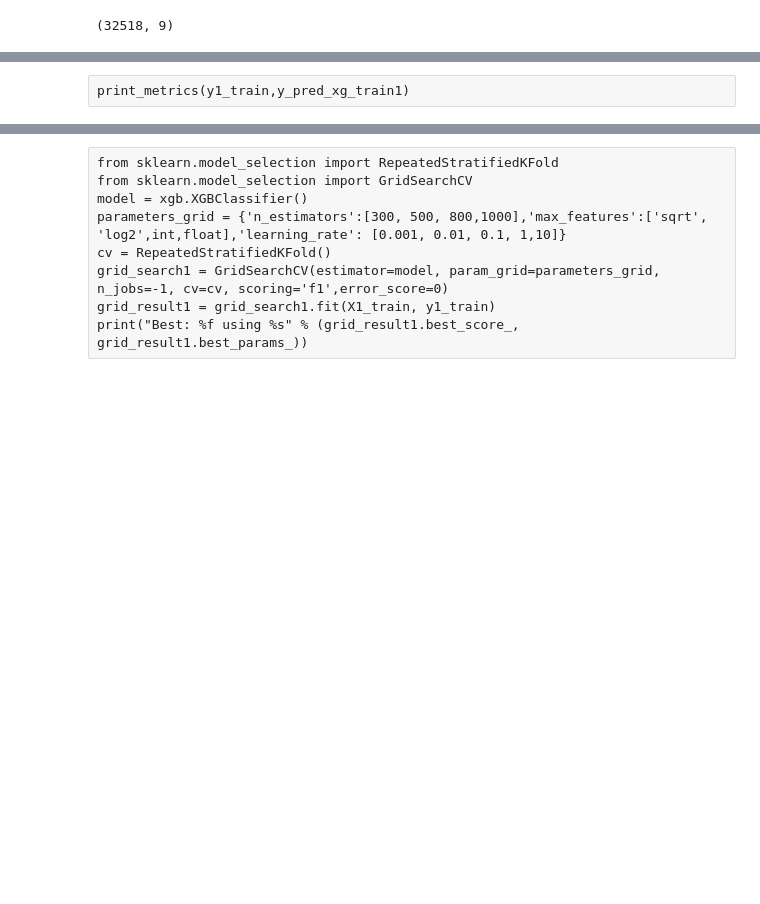
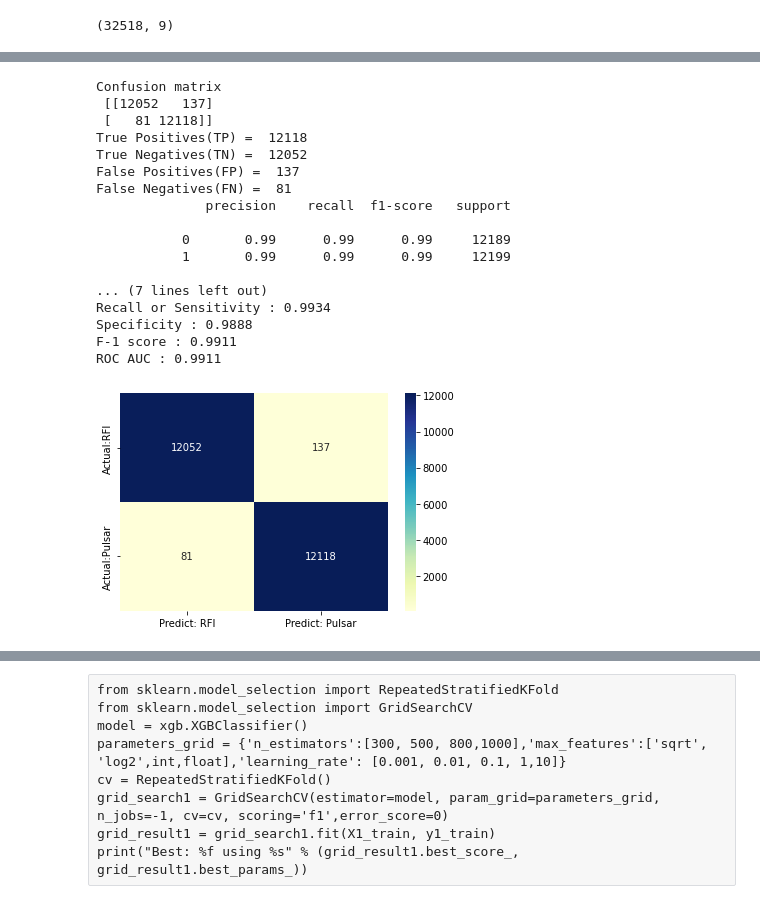
Before and after one commit to deena-dayalan/pulsar_identification_clustering, a Jupyter notebook: notebooks/xgb_star.ipynb, the cells around one changed output, grey strips where cells are left out. Saved outputs shown, nothing was run; the diff lists cells and outputs as text; code cells hidden in the pictures; blank space fills up the shorter version.

Commit message:
xgb metrics added

```diff
--- a/notebooks/xgb_star.ipynb
+++ b/notebooks/xgb_star.ipynb
@@ -255,5 +255,24 @@ Model accuracy :  0.9876998769987699
-# %% [raw]
-print_metrics(y1_train,y_pred_xg_train1)
+# %%
+print_metrics(y1_train,y_pred_xg_train1)
+# %% [output]
+Confusion matrix
+ [[12052   137]
+ [   81 12118]]
+True Positives(TP) =  12118
+True Negatives(TN) =  12052
+False Positives(FP) =  137
+False Negatives(FN) =  81
+              precision    recall  f1-score   support
+
+           0       0.99      0.99      0.99     12189
+           1       0.99      0.99      0.99     12199
+
+... (7 lines left out)
+Recall or Sensitivity : 0.9934
+Specificity : 0.9888
+F-1 score : 0.9911
+ROC AUC : 0.9911
+[figure, added]
 # %%
 print_metrics(y1_test,y_pred_xg_test1)
 # %% [output]
```
Also changed, not shown: parts of 4 cells of this notebook.
